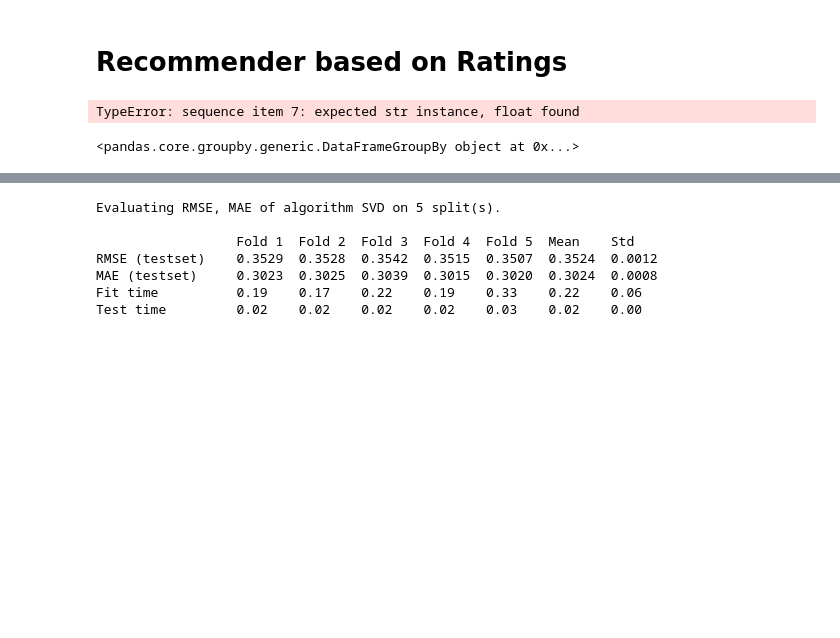
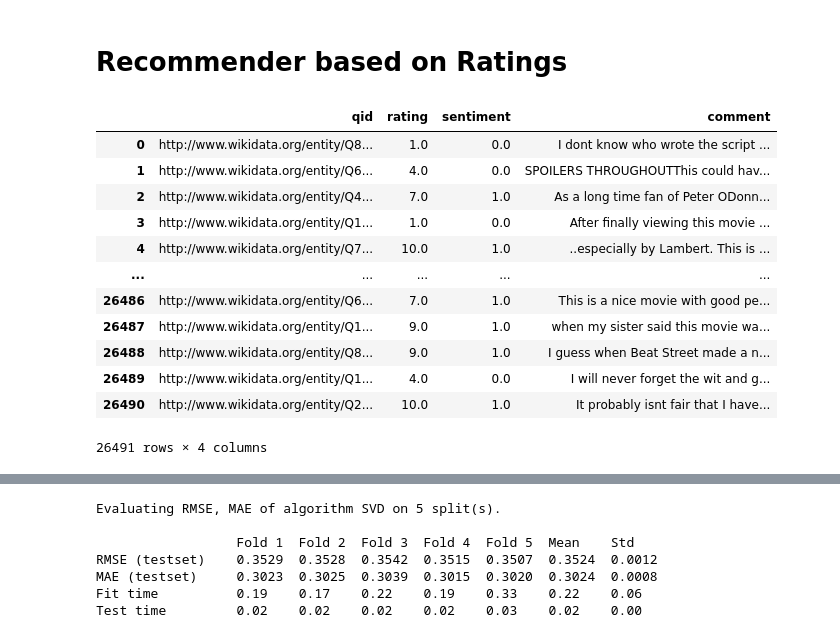
Before and after one commit to yileitu/Academic_Chatbot, a Jupyter notebook: Jupyter Notebooks/Recommender.ipynb, the cells around one changed output, grey strips where cells are left out. Drawn from its saved outputs; the diff is of its cells as text; code cells hidden in the pictures; blank space fills up the shorter version.

Commit message:
Recommender update ranking based

```diff
--- a/Jupyter Notebooks/Recommender.ipynb
+++ b/Jupyter Notebooks/Recommender.ipynb
@@ -15,14 +15,22 @@ import numpy as np
 # Recommender based on Ratings
 # %%
 # load the dataset from data/recommender/user_comments.csv
-data = pd.read_csv('../data/recommender/user-comments.csv')
-# group by the qid
-data = data.groupby('qid').agg({'comment': ' '.join}).reset_index()
+comments = pd.read_csv('../data/recommender/user-comments.csv')
-# %% [output]
-TypeError: sequence item 7: expected str instance, float found
-# %%
-data
-# %% [output]
-<pandas.core.groupby.generic.DataFrameGroupBy object at 0x...>
+# %%
+comments
+# %% [output]
+|  | qid | rating | sentiment | comment |
+| 0 | http://www.wikidata.org/entity/Q8... | 1.0 | 0.0 | I dont know who wrote the script ... |
+| 1 | http://www.wikidata.org/entity/Q6... | 4.0 | 0.0 | SPOILERS THROUGHOUTThis could hav... |
+| 2 | http://www.wikidata.org/entity/Q4... | 7.0 | 1.0 | As a long time fan of Peter ODonn... |
+| 3 | http://www.wikidata.org/entity/Q1... | 1.0 | 0.0 | After finally viewing this movie ... |
+| 4 | http://www.wikidata.org/entity/Q7... | 10.0 | 1.0 | ..especially by Lambert. This is ... |
+| ... | ... | ... | ... | ... |
+| 26486 | http://www.wikidata.org/entity/Q6... | 7.0 | 1.0 | This is a nice movie with good pe... |
+| 26487 | http://www.wikidata.org/entity/Q1... | 9.0 | 1.0 | when my sister said this movie wa... |
+| 26488 | http://www.wikidata.org/entity/Q8... | 9.0 | 1.0 | I guess when Beat Street made a n... |
+| 26489 | http://www.wikidata.org/entity/Q1... | 4.0 | 0.0 | I will never forget the wit and g... |
+| 26490 | http://www.wikidata.org/entity/Q2... | 10.0 | 1.0 | It probably isnt fair that I have... |
+26491 rows × 4 columns
 # %%
 # append index column to data as user_id
```
Also changed, not shown: parts of 18 cells of this notebook.
